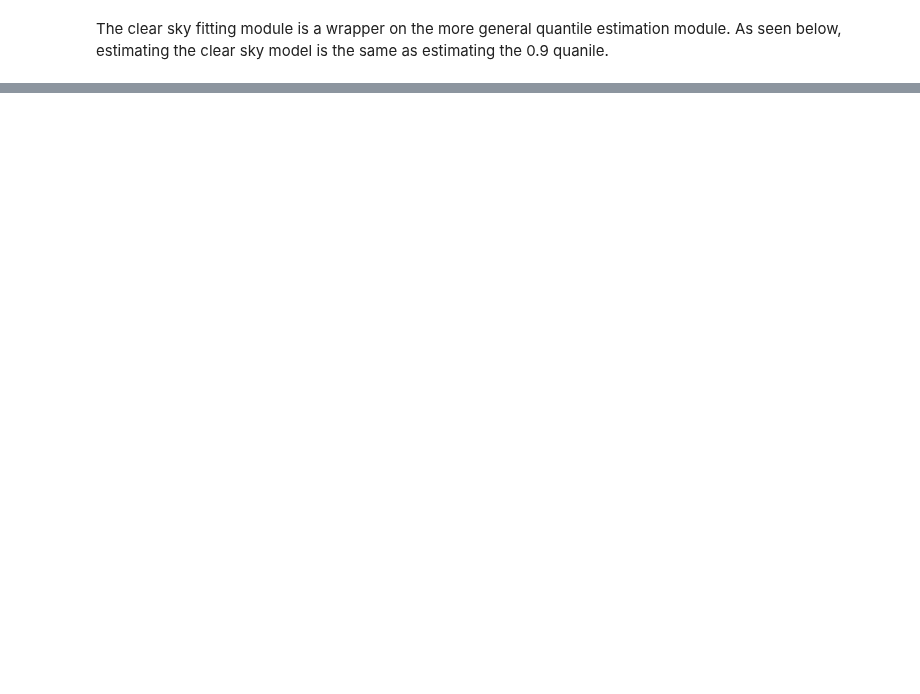
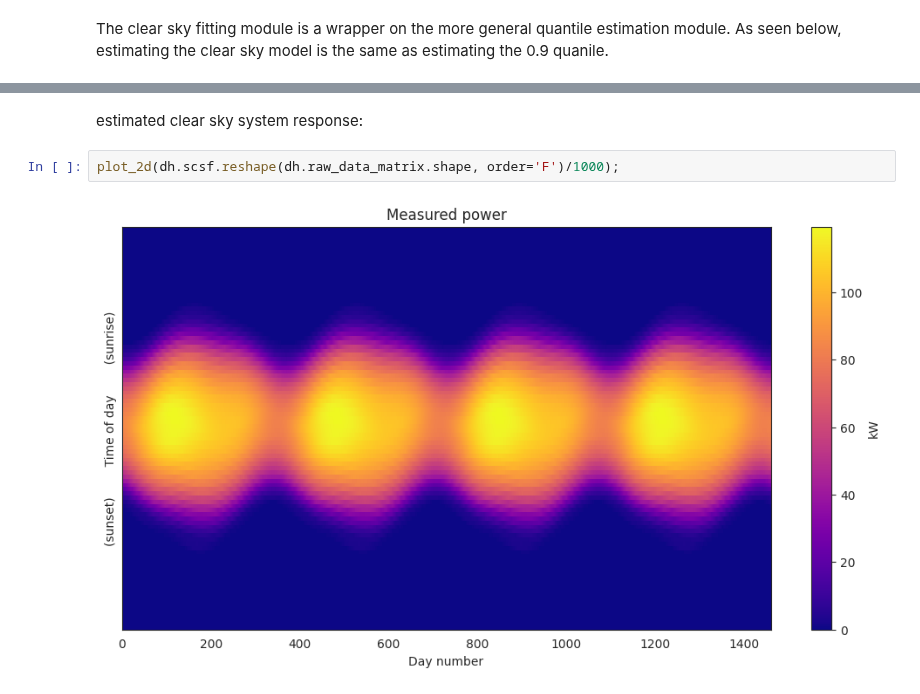
Before and after one commit to slacgismo/solar-data-tools, a Jupyter notebook: notebooks/examples/ClearSkyEstimation_Demo.ipynb, the cells around one changed output, grey strips where cells are left out. Saved outputs shown, nothing was run; the diff lists cells and outputs as text; blank space fills up the shorter version.

```diff
--- a/notebooks/examples/ClearSkyEstimation_Demo.ipynb
+++ b/notebooks/examples/ClearSkyEstimation_Demo.ipynb
@@ -79,0 +96,6 @@ dh.quantile_object.quantiles_original
+# %% [markdown]
+estimated clear sky system response:
+# %%
+plot_2d(dh.scsf.reshape(dh.raw_data_matrix.shape, order='F')/1000);
+# %% [output]
+[figure, added]
```
Also changed, not shown: parts of 9 cells of this notebook, 1 other file.
